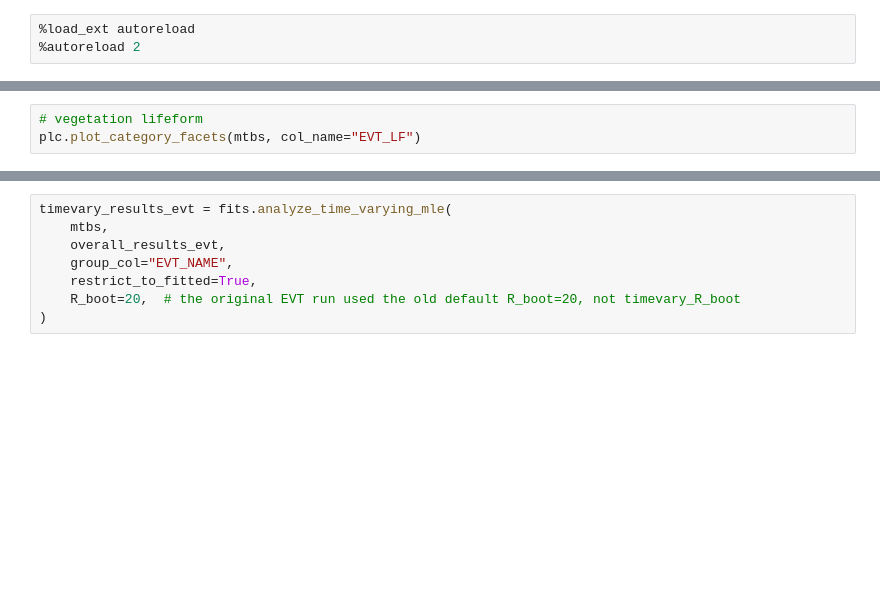
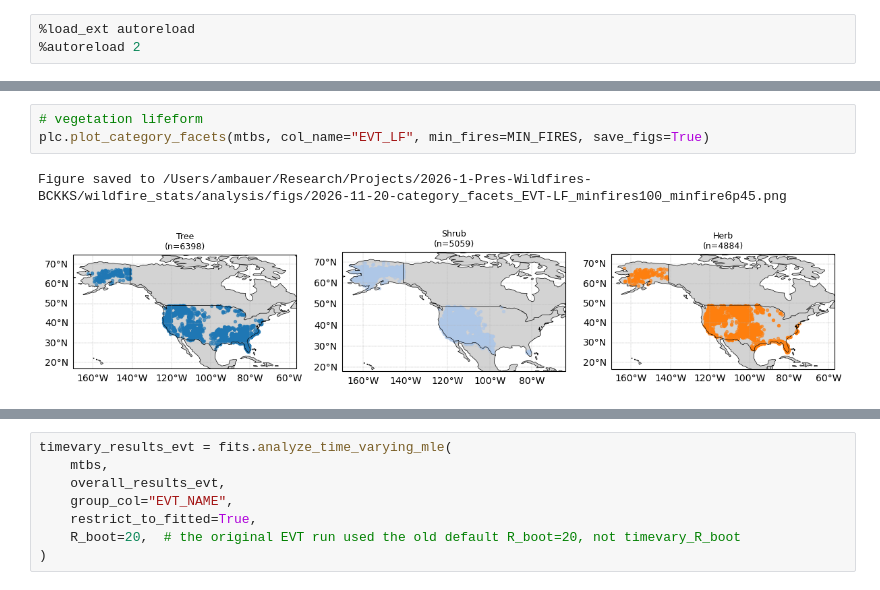
Before and after one commit to adam-bauer-34/wildfire_stats, a Jupyter notebook: dev/7_evt_classifier.ipynb, the cells around one changed output, grey strips where cells are left out. Saved outputs shown, nothing was run; the diff lists cells and outputs as text; blank space fills up the shorter version.

```diff
--- a/dev/7_evt_classifier.ipynb
+++ b/dev/7_evt_classifier.ipynb
@@ -49,5 +81,8 @@ plc.plot_category_facets(mtbs, col_name="EVT_NAME")
 # %%
 # vegetation lifeform
-plc.plot_category_facets(mtbs, col_name="EVT_LF")
+plc.plot_category_facets(mtbs, col_name="EVT_LF", min_fires=MIN_FIRES, save_figs=True)
+# %% [output]
+Figure saved to /Users/ambauer/Research/Projects/2026-1-Pres-Wildfires-BCKKS/wildfire_stats/analysis/figs/2026-11-20-category_facets_EVT-LF_minfires100_minfire6p45.png
+[figure, added]
 # %%
 # Vegetation physiognomy
```
Also changed, not shown: parts of 12 cells of this notebook, 21 other files.
